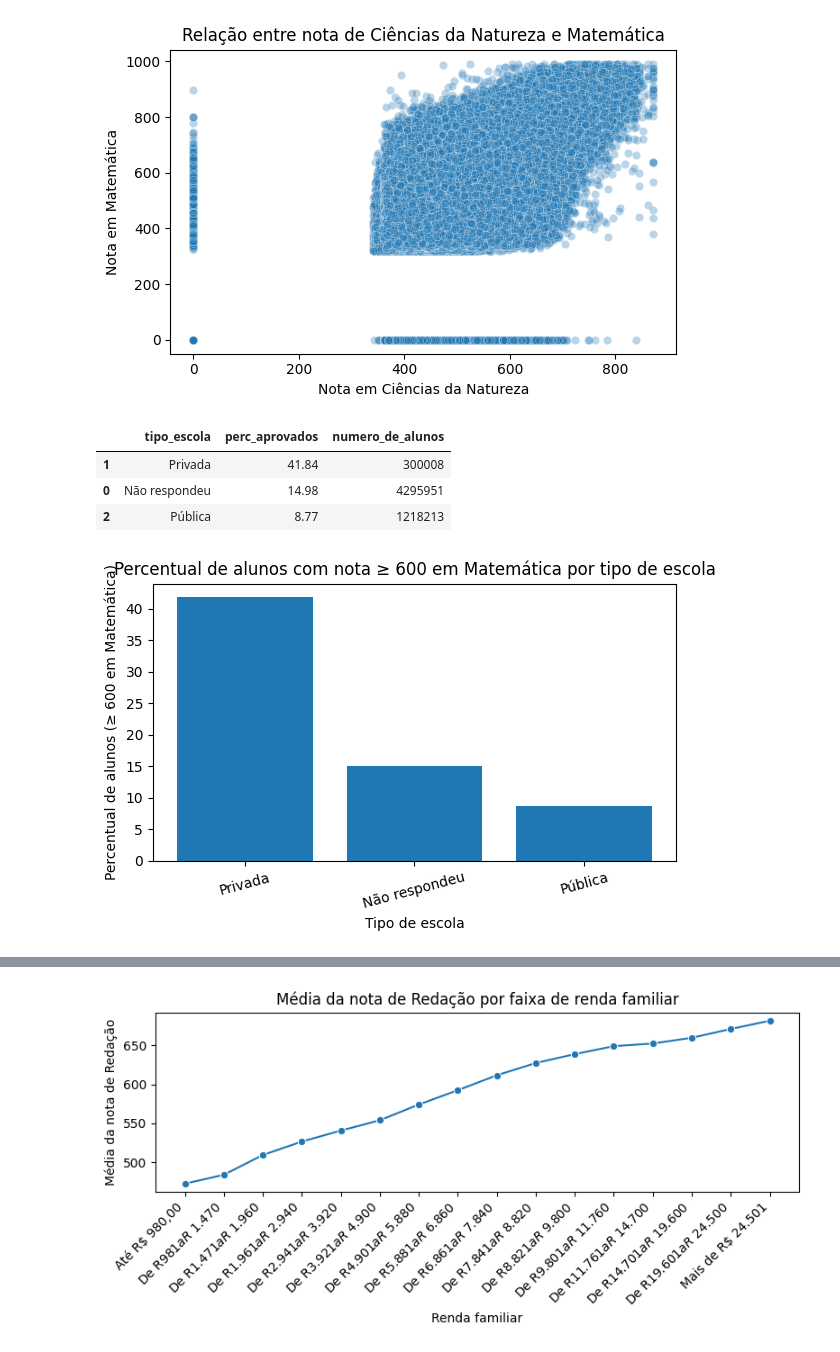
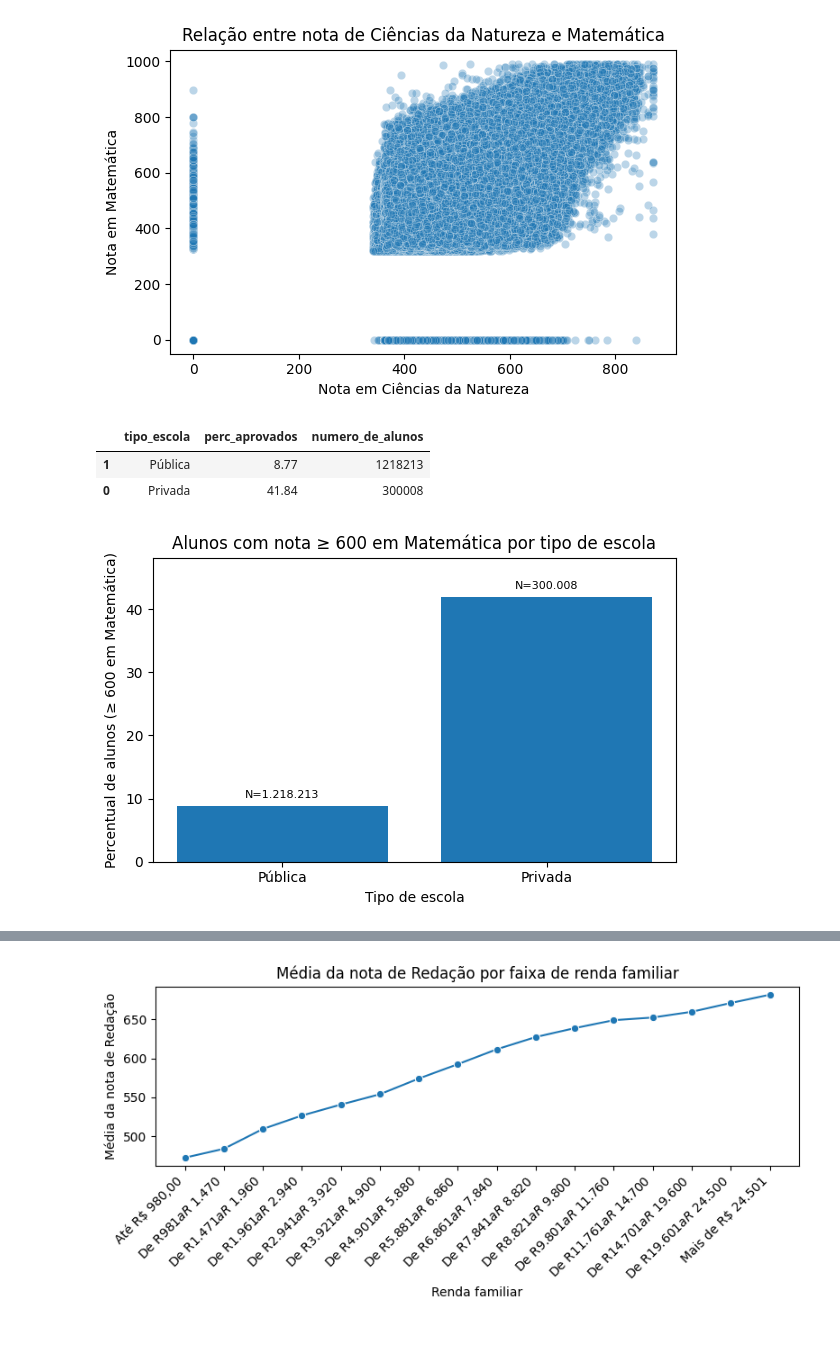
Before and after one commit to Fkureski/DataAnalyticsENEM2016, a Jupyter notebook: main.ipynb, the cells around one changed output, grey strips where cells are left out. Saved outputs shown, nothing was run; the diff lists cells and outputs as text; code cells hidden in the pictures.

Commit message:
Visualization 2 last changes

```diff
--- a/main.ipynb
+++ b/main.ipynb
@@ -570,13 +570,12 @@ plt.show()
 # %% [output]
 [figure]
 # %%
-# Definir um corte de "bom desempenho" em Matemática
 limite_bom_desempenho = 600
-
 df["mt_alta"] = df["nota_matematica"] >= limite_bom_desempenho
 
-tabela_g2_nova = (
-    df.groupby("tipo_escola")["mt_alta"]
+tabela_g2 = (
+    df[df["tipo_escola"].isin(["Pública", "Privada"])]
+      .groupby("tipo_escola")["mt_alta"]
       .agg(
           perc_aprovados=lambda s: s.mean() * 100,
           numero_de_alunos="count"
@@ -584,28 +583,46 @@ tabela_g2_nova = (
       .reset_index()
 )
 
-tabela_g2_nova = tabela_g2_nova.sort_values("perc_aprovados", ascending=False)
+ordem = ["Pública", "Privada"]
+tabela_g2["tipo_escola"] = pd.Categorical(
+    tabela_g2["tipo_escola"],
+    categories=ordem,
+    ordered=True
+)
+tabela_g2 = tabela_g2.sort_values("tipo_escola")
 
-tabela_g2_nova.round(2)
+tabela_g2.round(2)
 # %% [output]
 |  | tipo_escola | perc_aprovados | numero_de_alunos |
-| 1 | Privada | 41.84 | 300008 |
-| 0 | Não respondeu | 14.98 | 4295951 |
-| 2 | Pública | 8.77 | 1218213 |
+| 1 | Pública | 8.77 | 1218213 |
+| 0 | Privada | 41.84 | 300008 |
 # %%
 plt.figure(figsize=(6, 4))
-plt.bar(
-    tabela_g2_nova["tipo_escola"],
-    tabela_g2_nova["perc_aprovados"]
+bars = plt.bar(
+    tabela_g2["tipo_escola"],
+    tabela_g2["perc_aprovados"]
 )
-plt.title("Percentual de alunos com nota ≥ 600 em Matemática por tipo de escola")
+
+plt.title("Alunos com nota ≥ 600 em Matemática por tipo de escola")
 plt.xlabel("Tipo de escola")
 plt.ylabel("Percentual de alunos (≥ 600 em Matemática)")
-plt.xticks(rotation=15)
+plt.ylim(0, tabela_g2["perc_aprovados"].max() * 1.15)
+
+for bar, n in zip(bars, tabela_g2["numero_de_alunos"]):
+    h = bar.get_height()
+    plt.text(
+        bar.get_x() + bar.get_width()/2,
+        h + 1,
+        f"N={n:,}".replace(",", "."),
+        ha="center",
+        va="bottom",
+        fontsize=8
+    )
+
 plt.tight_layout()
 plt.show()
 # %% [output]
-[figure, old version]
+[figure, new version]
 # %%
 ordem_renda = [
     "Até R$ 980,00",
```
Also changed, not shown: parts of 5 cells of this notebook.
